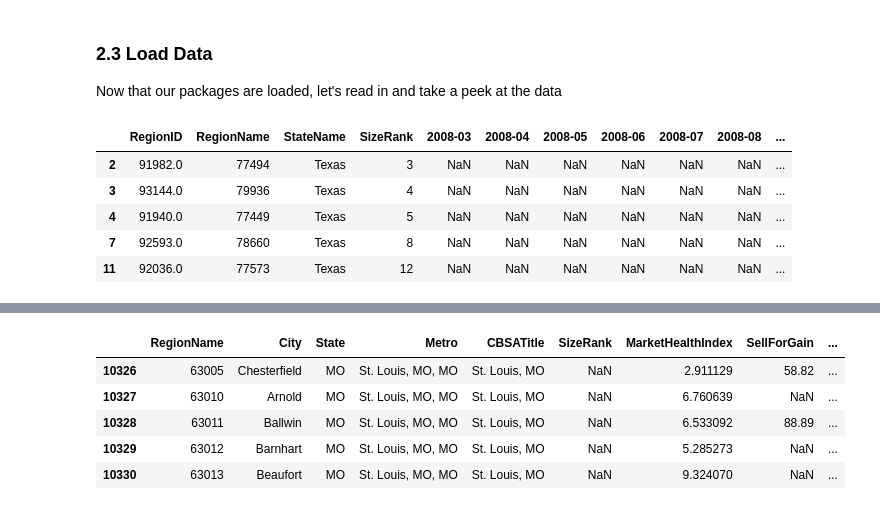
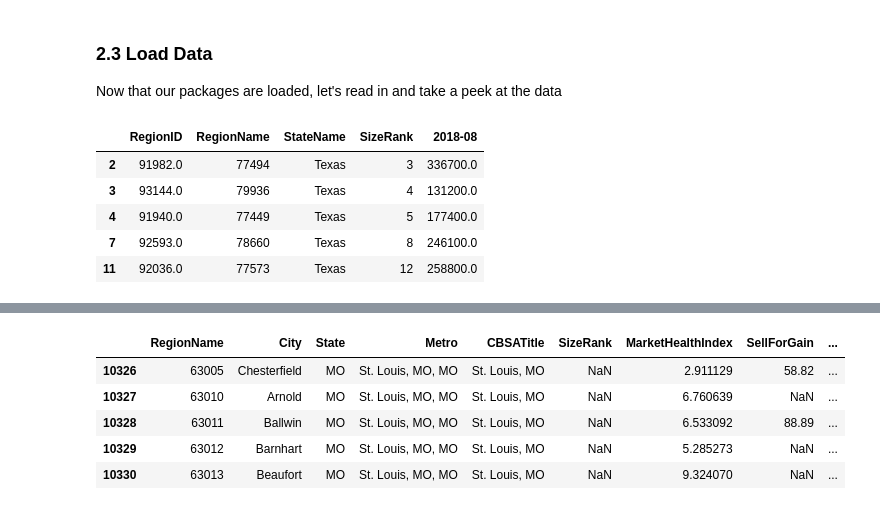
Before and after one commit to jmeisele/Kaggle, a Jupyter notebook: MarketingFinalRealEstate.ipynb, the cells around one changed output, grey strips where cells are left out. Cells and saved outputs as stored; diff of their text form; code cells hidden in the pictures.

```diff
--- a/MarketingFinalRealEstate.ipynb
+++ b/MarketingFinalRealEstate.ipynb
@@ -141,15 +141,16 @@ Now that our packages are loaded, let's read in and take a peek at the data
 # %%
 # Price Data
 price = pd.read_csv("C:\\Users\\EISELJA\\Desktop\\Kaggle-master\\datasets\\Sale_Prices_Zip.csv")
 price = price[(price['StateName'] == 'Texas') | (price['StateName'] == 'Missouri')]
+price = price.loc[:,['RegionID','RegionName','StateName','SizeRank','2018-08']]
 price.head()
 # %% [output]
-|  | RegionID | RegionName | StateName | SizeRank | 2008-03 | 2008-04 | 2008-05 | 2008-06 | 2008-07 | 2008-08 | ... |
-| 2 | 91982.0 | 77494 | Texas | 3 | NaN | NaN | NaN | NaN | NaN | NaN | ... |
-| 3 | 93144.0 | 79936 | Texas | 4 | NaN | NaN | NaN | NaN | NaN | NaN | ... |
-| 4 | 91940.0 | 77449 | Texas | 5 | NaN | NaN | NaN | NaN | NaN | NaN | ... |
-| 7 | 92593.0 | 78660 | Texas | 8 | NaN | NaN | NaN | NaN | NaN | NaN | ... |
-| 11 | 92036.0 | 77573 | Texas | 12 | NaN | NaN | NaN | NaN | NaN | NaN | ... |
+|  | RegionID | RegionName | StateName | SizeRank | 2018-08 |
+| 2 | 91982.0 | 77494 | Texas | 3 | 336700.0 |
+| 3 | 93144.0 | 79936 | Texas | 4 | 131200.0 |
+| 4 | 91940.0 | 77449 | Texas | 5 | 177400.0 |
+| 7 | 92593.0 | 78660 | Texas | 8 | 246100.0 |
+| 11 | 92036.0 | 77573 | Texas | 12 | 258800.0 |
 # %%
 # Median square Foot Price
 med_sqft = pd.read_csv("C:\\Users\\EISELJA\\Desktop\\Kaggle-master\\datasets\\Zip_MedianListingPricePerSqft_AllHomes.csv", encoding = "ISO-8859-1")
```
Also changed, not shown: parts of 5 cells of this notebook.
